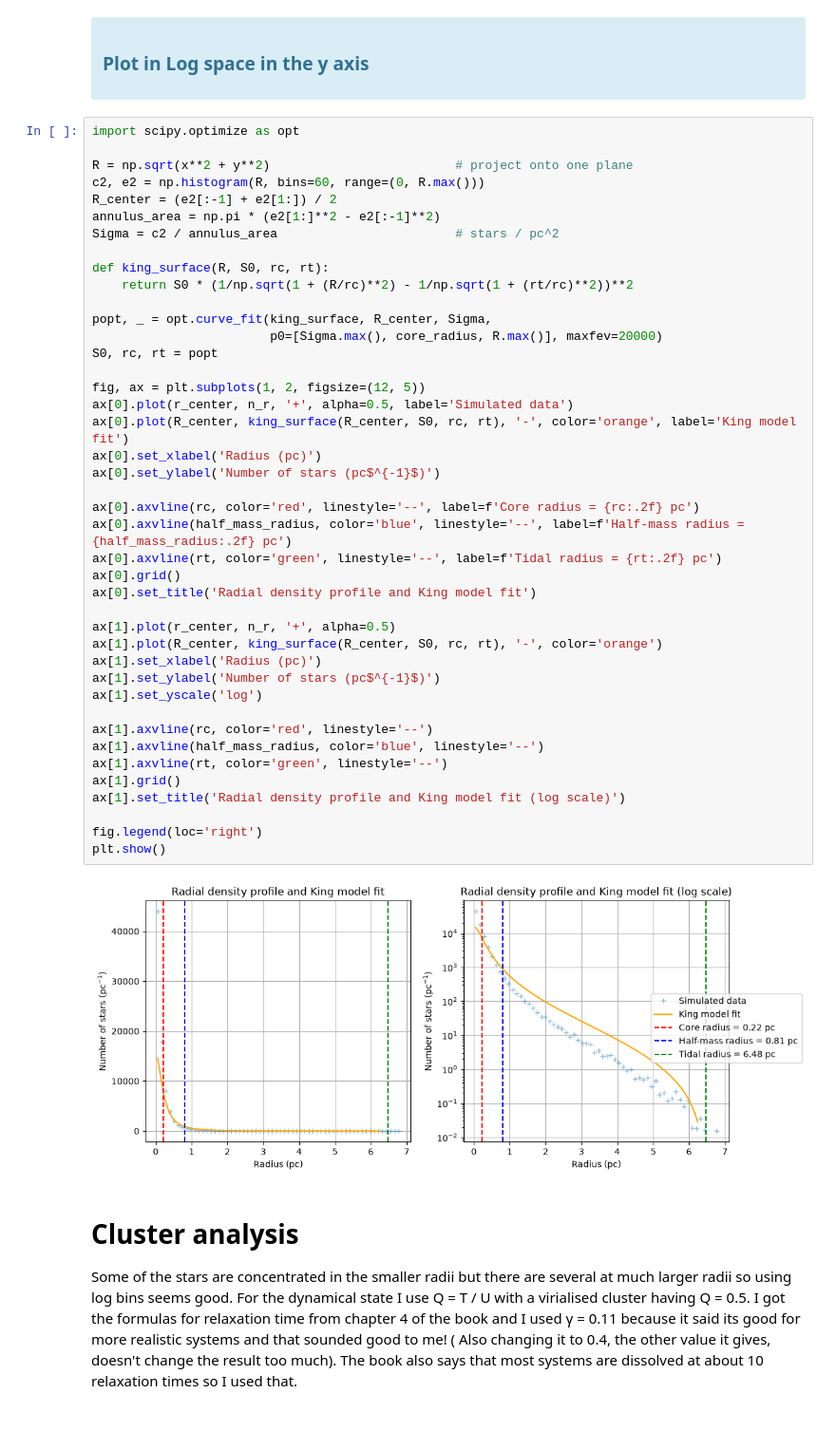
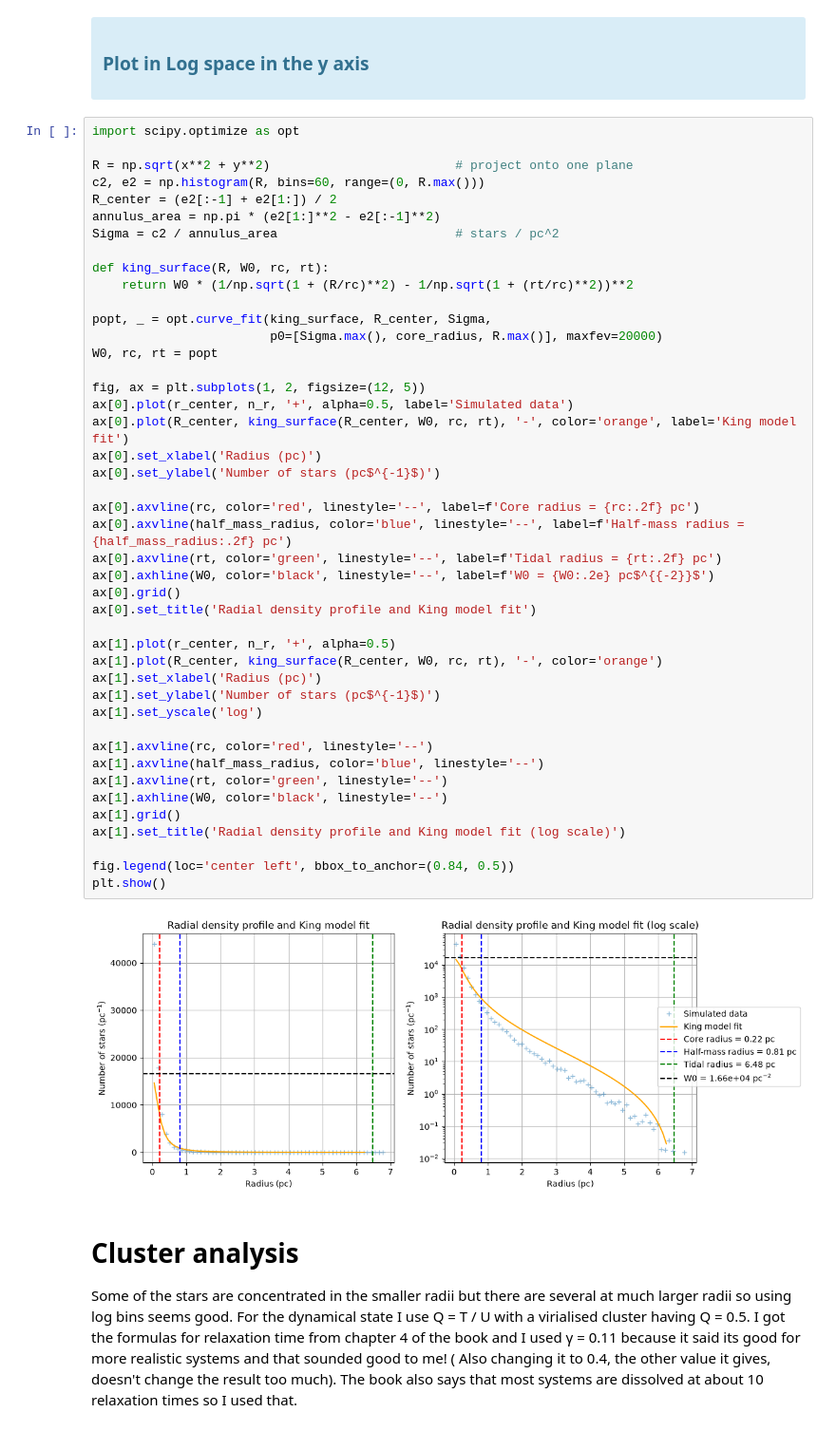
Before and after one commit to armandbl/AMUSE-Assignements, a Jupyter notebook: Assignment_1.ipynb, the cells around one changed output. Shown at 95% size. Drawn from its saved outputs; the diff is of its cells as text.

```diff
--- a/Assignment_1.ipynb
+++ b/Assignment_1.ipynb
@@ -92,41 +92,43 @@ R_center = (e2[:-1] + e2[1:]) / 2
 annulus_area = np.pi * (e2[1:]**2 - e2[:-1]**2)
 Sigma = c2 / annulus_area                        # stars / pc^2
 
-def king_surface(R, S0, rc, rt):
-    return S0 * (1/np.sqrt(1 + (R/rc)**2) - 1/np.sqrt(1 + (rt/rc)**2))**2
+def king_surface(R, W0, rc, rt):
+    return W0 * (1/np.sqrt(1 + (R/rc)**2) - 1/np.sqrt(1 + (rt/rc)**2))**2
 
 popt, _ = opt.curve_fit(king_surface, R_center, Sigma,
                         p0=[Sigma.max(), core_radius, R.max()], maxfev=20000)
-S0, rc, rt = popt
+W0, rc, rt = popt
 
 fig, ax = plt.subplots(1, 2, figsize=(12, 5))
 ax[0].plot(r_center, n_r, '+', alpha=0.5, label='Simulated data')
-ax[0].plot(R_center, king_surface(R_center, S0, rc, rt), '-', color='orange', label='King model fit')
+ax[0].plot(R_center, king_surface(R_center, W0, rc, rt), '-', color='orange', label='King model fit')
 ax[0].set_xlabel('Radius (pc)')
 ax[0].set_ylabel('Number of stars (pc$^{-1}$)')
 
 ax[0].axvline(rc, color='red', linestyle='--', label=f'Core radius = {rc:.2f} pc')
 ax[0].axvline(half_mass_radius, color='blue', linestyle='--', label=f'Half-mass radius = {half_mass_radius:.2f} pc')
 ax[0].axvline(rt, color='green', linestyle='--', label=f'Tidal radius = {rt:.2f} pc')
+ax[0].axhline(W0, color='black', linestyle='--', label=f'W0 = {W0:.2e} pc$^{{-2}}$')
 ax[0].grid()
 ax[0].set_title('Radial density profile and King model fit')
 
 ax[1].plot(r_center, n_r, '+', alpha=0.5)
-ax[1].plot(R_center, king_surface(R_center, S0, rc, rt), '-', color='orange')
+ax[1].plot(R_center, king_surface(R_center, W0, rc, rt), '-', color='orange')
 ax[1].set_xlabel('Radius (pc)')
 ax[1].set_ylabel('Number of stars (pc$^{-1}$)')
 ax[1].set_yscale('log')
 
 ax[1].axvline(rc, color='red', linestyle='--')
 ax[1].axvline(half_mass_radius, color='blue', linestyle='--')
 ax[1].axvline(rt, color='green', linestyle='--')
+ax[1].axhline(W0, color='black', linestyle='--')
 ax[1].grid()
 ax[1].set_title('Radial density profile and King model fit (log scale)')
 
-fig.legend(loc='right')
+fig.legend(loc='center left', bbox_to_anchor=(0.84, 0.5))
 plt.show()
 # %% [output]
-[figure, old version]
+[figure, new version]
 # %% [markdown]
 
  # Cluster analysis
```
Also changed, not shown: parts of 3 cells of this notebook, 1 other file.
